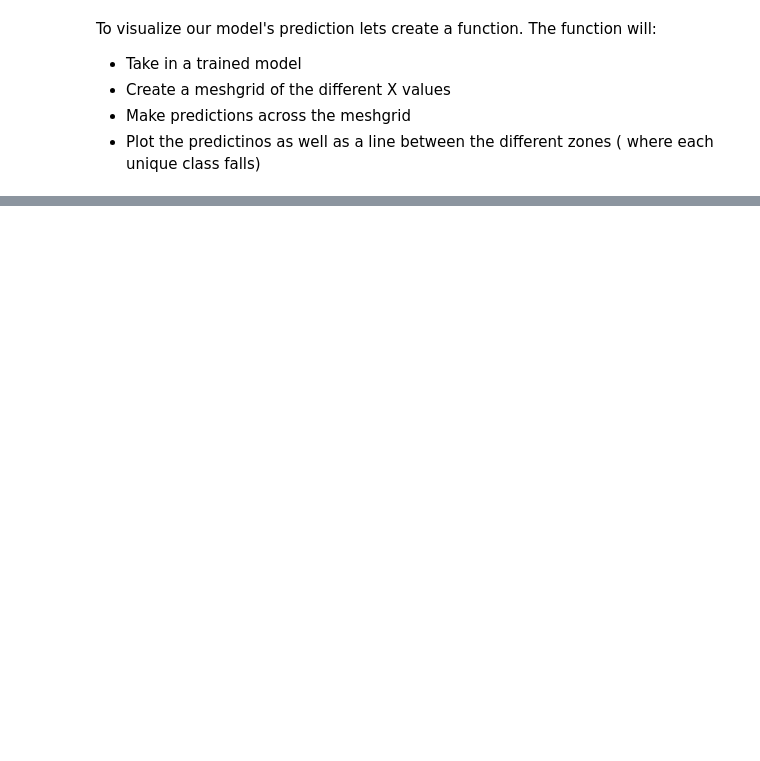
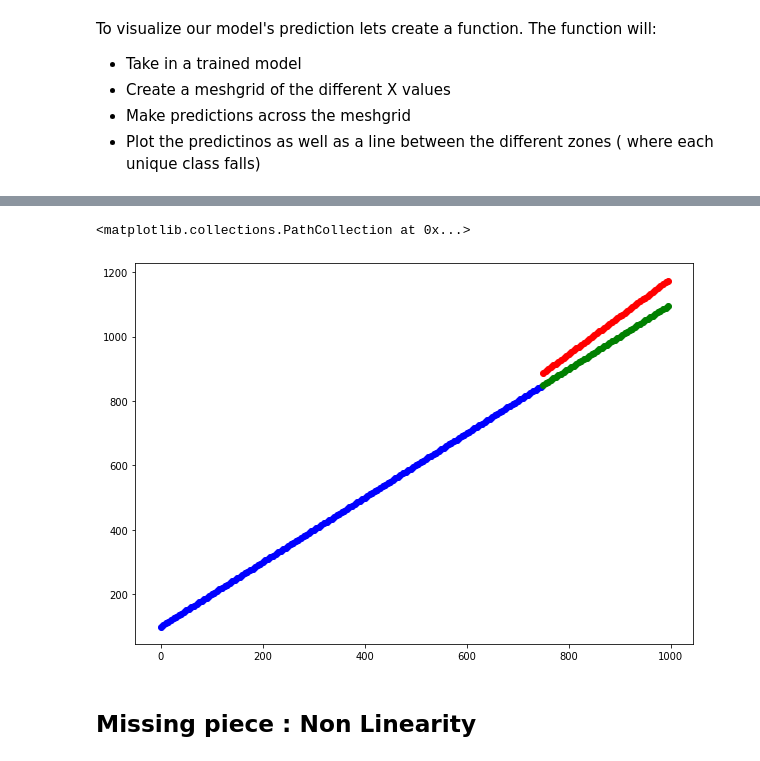
Before and after one commit to ThejakaSEP/Tensorflow_Certification, a Jupyter notebook: Classification_with_TF.ipynb, the cells around one changed output, grey strips where cells are left out. Cells and saved outputs as stored; diff of their text form; code cells hidden in the pictures; blank space fills up the shorter version.

```diff
--- a/Classification_with_TF.ipynb
+++ b/Classification_with_TF.ipynb
@@ -244,0 +250,31 @@ Doing binary classification
+# %%
+# Let's se if our model can be used for a regression problem
+
+tf.random.set_seed(42)
+
+# Create some regression data
+X_regression = tf.range(0,1000,5)
+y_regression = tf.range(100,1100,5) # y- X+100
+
+# Split our regression data into training and test sets
+X_reg_train = X_regression[:150]
+X_reg_test = X_regression[150:]
+y_reg_train = y_regression[:150]
+y_reg_test = y_regression[150:]
+
+# Fit our data to regression model
+# model_3.fit(X_reg_train,y_reg_train,epochs=100)
+# %%
+tf.random.set_seed(42)
+
+model_4 = tf.keras.Sequential([
+    tf.keras.layers.Dense(100),
+    tf.keras.layers.Dense(10),
+    tf.keras.layers.Dense(1)
+])
+
+model_4.compile(loss = tf.keras.losses.mae,
+                optimizer = tf.keras.optimizers.Adam(),
+                metrics = ['mae'])
+
+model_4.fit(tf.expand_dims(X_reg_train,axis=1),y_reg_train,epochs=100)
@@ -244,0 +300,11 @@ Doing binary classification
+# %%
+# Make predictions with our trained model
+y_reg_preds = model_4.predict(X_reg_test)
+
+# Plot the model's predictions against our regression data
+plt.figure(figsize=(10,7))
+
+plt.scatter(X_reg_train,y_reg_train,c='b',label='training data')
+plt.scatter(X_reg_test,y_reg_test,c='g',label='Test data')
+plt.scatter(X_reg_test,y_reg_preds,c='r',label='Predictions')
+# %% [output]
@@ -244,0 +312,4 @@ Doing binary classification
+<matplotlib.collections.PathCollection at 0x...>
+[figure, added]
+# %% [markdown]
+## Missing piece : Non Linearity
```
Also changed, not shown: parts of 54 cells of this notebook.
